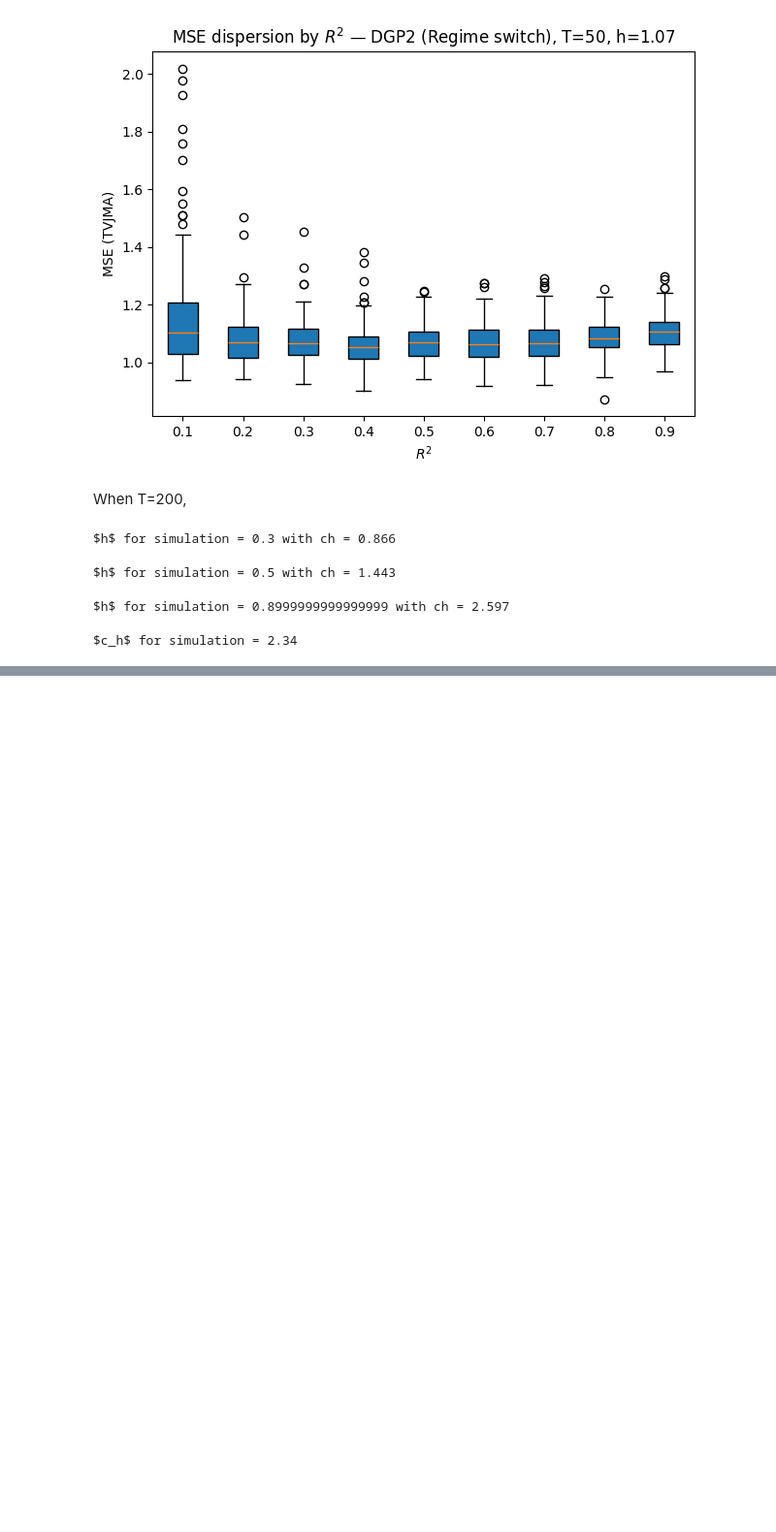
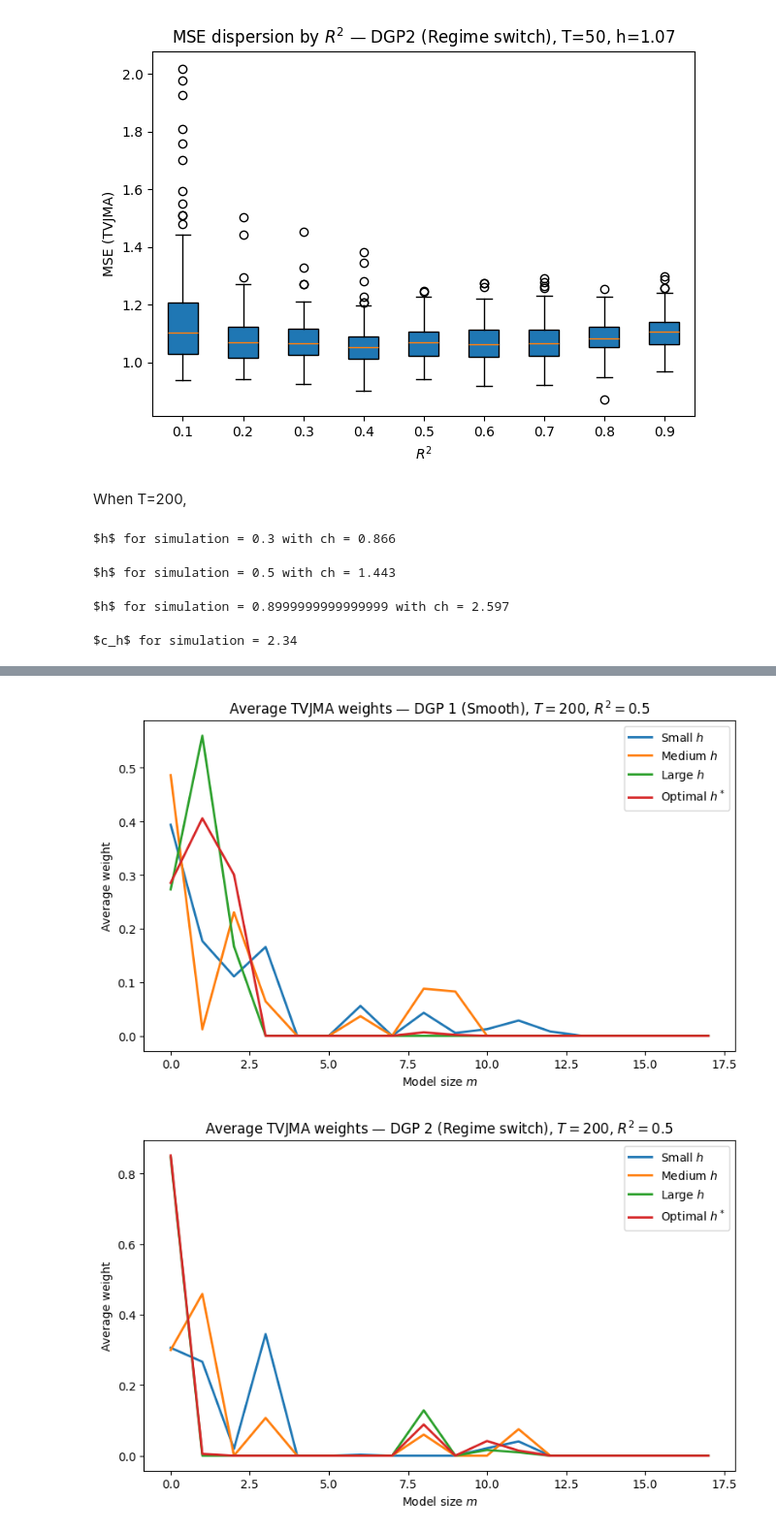
Before and after one commit to avril-rdgz/SCEDS_TVMA, a Jupyter notebook: main.ipynb, the cells around one changed output, grey strips where cells are left out. Shown at 97% size. Drawn from its saved outputs; the diff is of its cells as text; code cells hidden in the pictures; blank space fills up the shorter version.

```diff
--- a/main.ipynb
+++ b/main.ipynb
@@ -761,6 +768,9 @@ def plot_avg_weights(T, R2, dgp_num, ch_list, labels, seed=2026):
 # %%
 T = 200
 R2 = 0.5
 
 plot_avg_weights(T, R2, dgp_num=1, ch_list=ch_list, labels=labels)
-# plot_avg_weights(T, R2, dgp_num=2, ch_list=ch_list, labels=labels)
+plot_avg_weights(T, R2, dgp_num=2, ch_list=ch_list, labels=labels)
+# %% [output]
+[figure, added]
+[figure, added]
```
Also changed, not shown: parts of 4 cells of this notebook.
